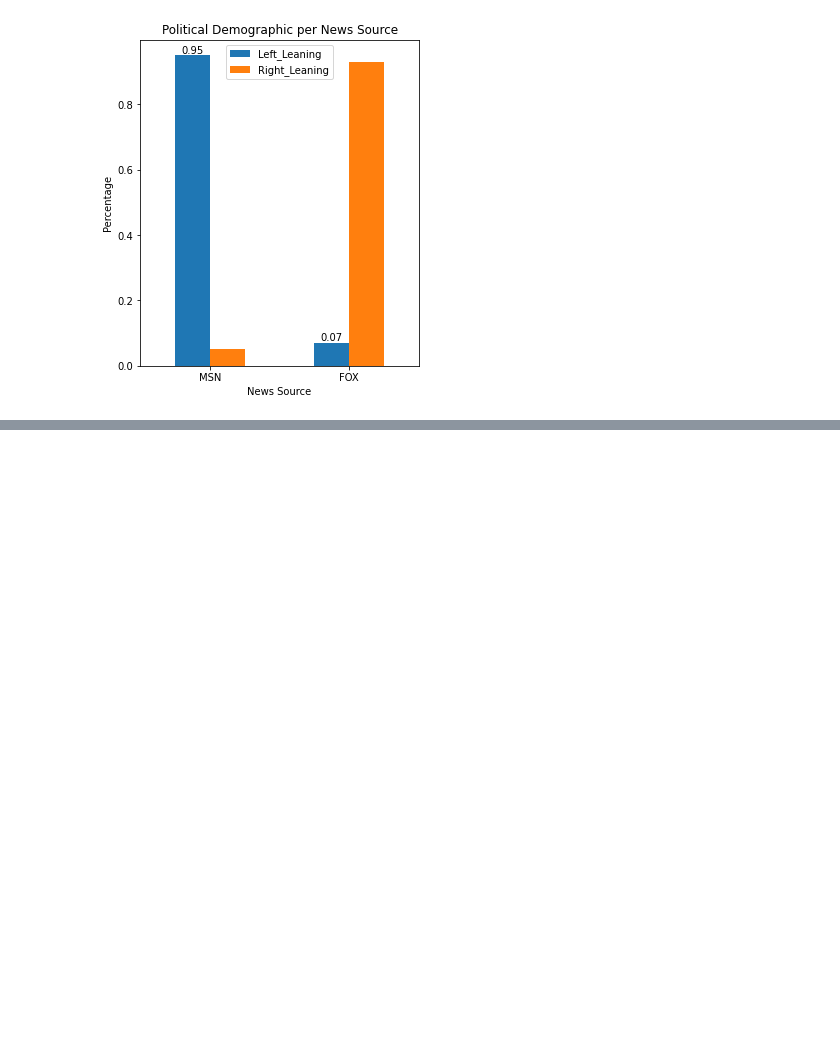
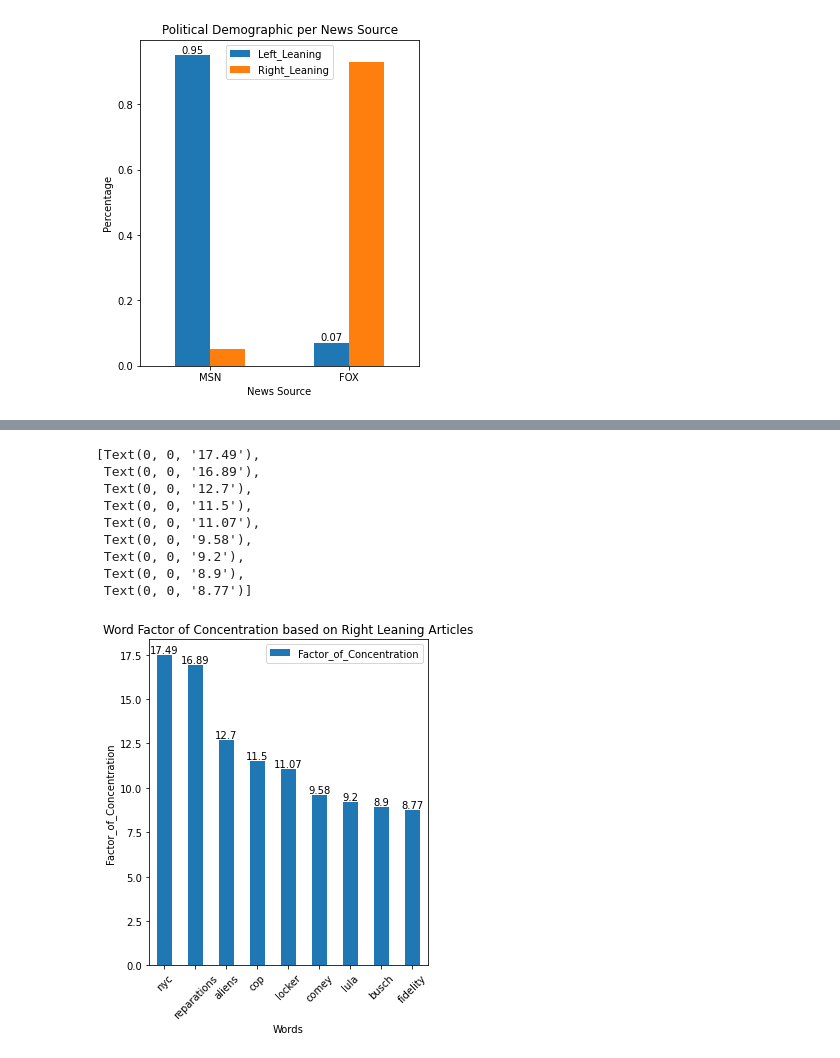
Before and after one commit to fausa/Bias_Detection_in_Journalism, a Jupyter notebook: deliverables/ADS509_FausA_PREPROCESS_EDA_MODELING.ipynb, the cells around one changed output, grey strips where cells are left out. Drawn from its saved outputs; the diff is of its cells as text; code cells hidden in the pictures; blank space fills up the shorter version.

Commit message:
ratio of concentration barcharts

```diff
--- a/deliverables/ADS509_FausA_PREPROCESS_EDA_MODELING.ipynb
+++ b/deliverables/ADS509_FausA_PREPROCESS_EDA_MODELING.ipynb
@@ -1519,0 +1522,13 @@ ax2.bar_label(ax2.containers[0])
+# %%
+Concentration_Ratios=[['Right','nyc',17.49],['Right','reparations',16.89],['Right','aliens',12.7],
+                      ['Right','cop',11.5],['Right','locker',11.07],['Right','comey',9.58],
+                      ['Right','lula',9.2],['Right','busch',8.9],['Right','fidelity',8.77],
+                      ['Left','anonymity',17.39],['Left','thomnass',16.14],['Left','willis',14.19],
+                      ['Left','mehta',13.6],['Left','ducket',13.08],['Left','ginni',12.24],['Left','pork',11.59],
+                      ['Left','uncertainty',9.54],['Left','hush',9.74],['Left','gorsuch',9.74]]
+
+Concentration_Ratios_df=pd.DataFrame(Concentration_Ratios)
+# %%
+Concentration_Ratios_df.rename (columns = {0:'Political_Lean'}, inplace=True)
+Concentration_Ratios_df.rename (columns = {1:'Word'}, inplace=True)
+Concentration_Ratios_df.rename (columns = {2:'Factor_of_Concentration'}, inplace=True)
@@ -1519,0 +1544,20 @@ ax2.bar_label(ax2.containers[0])
+# %%
+ax3=Concentration_Ratios_df[Concentration_Ratios_df['Political_Lean']=='Right'].plot(kind="bar", x='Word',rot=45,
+                                  legend=True,
+                                  figsize=(5,6),
+                                  xlabel='Words',
+                                  ylabel='Factor_of_Concentration',
+                                  #='Political_Lean',
+                                  title='Word Factor of Concentration based on Right Leaning Articles')
+ax3.bar_label(ax3.containers[0])
+# %% [output]
+[Text(0, 0, '17.49'),
+ Text(0, 0, '16.89'),
+ Text(0, 0, '12.7'),
+ Text(0, 0, '11.5'),
+ Text(0, 0, '11.07'),
+ Text(0, 0, '9.58'),
+ Text(0, 0, '9.2'),
+ Text(0, 0, '8.9'),
+ Text(0, 0, '8.77')]
+[figure, added]
```
Also changed, not shown: parts of 3 cells of this notebook.
